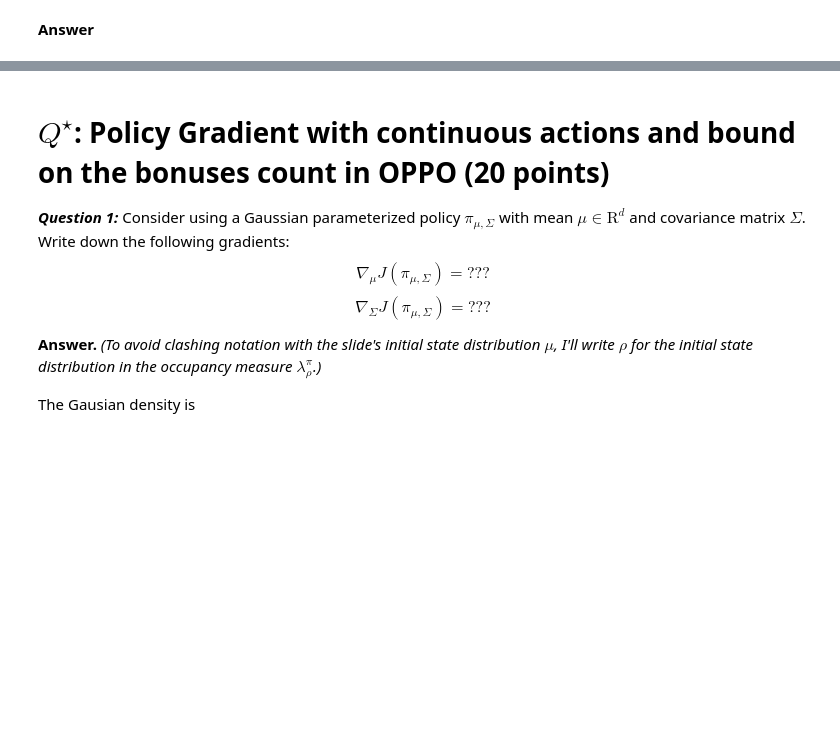
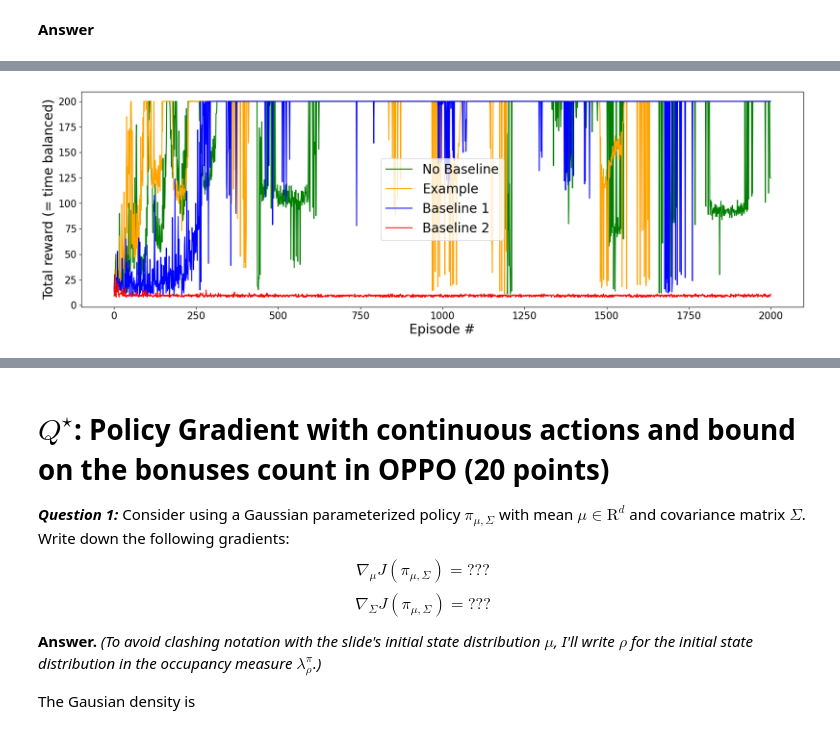
Before and after one commit to Pandananana/EPFL-Reinforcement-Learning, a Jupyter notebook: notebook3/Assignment.ipynb, the cells around one changed output, grey strips where cells are left out. Saved outputs shown, nothing was run; the diff lists cells and outputs as text; code cells hidden in the pictures; blank space fills up the shorter version.

```diff
--- a/notebook3/Assignment.ipynb
+++ b/notebook3/Assignment.ipynb
@@ -564,12 +778,17 @@ def naive_baseline(state): # Example Baseline from lecture 4 (for inspiration)
   return value
 
 def baseline_1(state): # TO BE CHANGED USING YOUR BASELINE 1
-  ???   # TODO
-  return ??? # TODO
+  pos, vel, angle, ang_vel = state
+  # Combine position and angle proximity to failure boundaries
+  pos_score = 1 - (pos / 2.4) ** 2   # TODO
+  angle_score = 1 - (angle / 0.209) ** 2   # TODO
+  return 100 * pos_score * angle_score # TODO
 
 def baseline_2(state): # TO BE CHANGED USING YOUR BASELINE 2
-  ???   # TODO
-  return ??? # TODO
+  pos, vel, angle, ang_vel = state
+  # Exponential decay penalizing angle, angular velocity, position, and cart velocity
+  stability = np.exp(-2.0 * (angle**2 + 0.5*ang_vel**2 + 0.1*pos**2 + 0.1*vel**2))   # TODO
+  return 150 * stability # TODO
 
 # PLOT 3: reward-to-go with baseline REINFORCE
 # --> with gradient estimator according to version 3 of the PG theorem (not using Q-values, but reward to go)
@@ -621,3 +840,11 @@ def reinforce_rwd2go_baseline(policy, optimizer, early_stop=False, baseline=naiv
             print('Environment solved in {:d} episodes!\tAverage Score: {:.2f}'.format(e - 100, np.mean(scores_deque)))
             break
     return scores
+# %%
+# Train the naive baseline
+env = gym.make('CartPole-v0')
+env.seed(0)
+
+policy_naive = Policy().to(device)
+optimizer_naive = optim.Adam(policy_naive.parameters(), lr=1e-2)
+scores_naive = reinforce_rwd2go_baseline(policy_naive, optimizer_naive, baseline=naive_baseline, early_stop=False, n_episodes=2000)
@@ -648,24 +913,27 @@ scores_baseline_2 = reinforce_rwd2go_baseline(policy_baseline_2, optimizer_basel
 # %%
 ### Plot the learning progress
 
 # Create the plot
 fig = plt.figure(figsize=(20, 6))
 ax = fig.add_subplot(111)
 
 # Plot the scores with specified colors and labels
 ax.plot(np.arange(1, len(scores_rwd2go) + 1), scores_rwd2go, color='green', label='No Baseline')
+ax.plot(np.arange(1, len(scores_naive) + 1), scores_naive, color='orange', label='Example')
 ax.plot(np.arange(1, len(scores_baseline_1) + 1), scores_baseline_1, color='blue', label='Baseline 1')
 ax.plot(np.arange(1, len(scores_baseline_2) + 1), scores_baseline_2, color='red', label='Baseline 2')
 
 # Set the labels with a larger font size
 ax.set_ylabel('Total reward (= time balanced)', fontsize=20)
 ax.set_xlabel('Episode #', fontsize=20)
 
 # Set the tick labels to a larger font size
 ax.tick_params(axis='both', which='major', labelsize=15)
 
 # Add a legend with a specified font size
 ax.legend(fontsize=20)
 
 # Show the plot
 plt.show()
+# %% [output]
+[figure, added]
```
Also changed, not shown: parts of 12 cells of this notebook.
